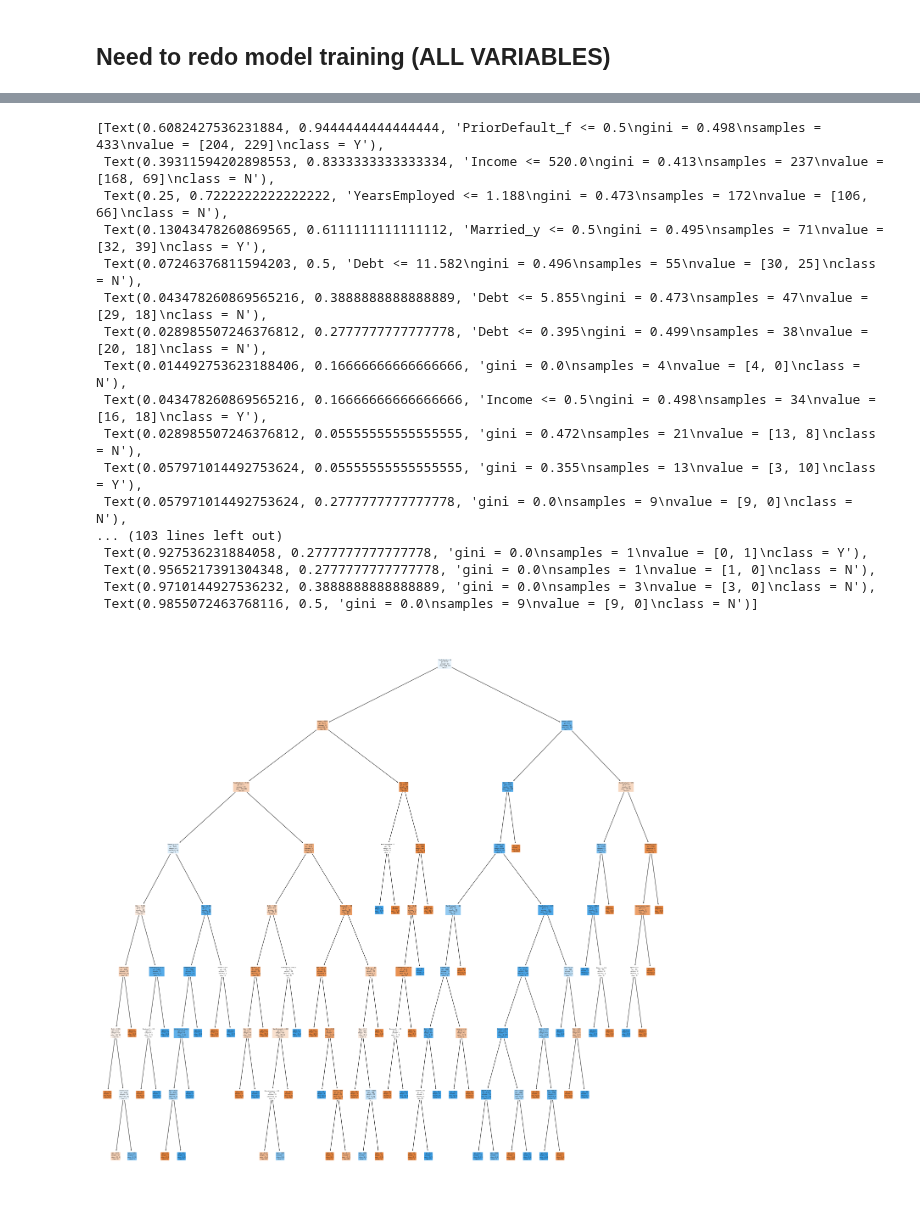
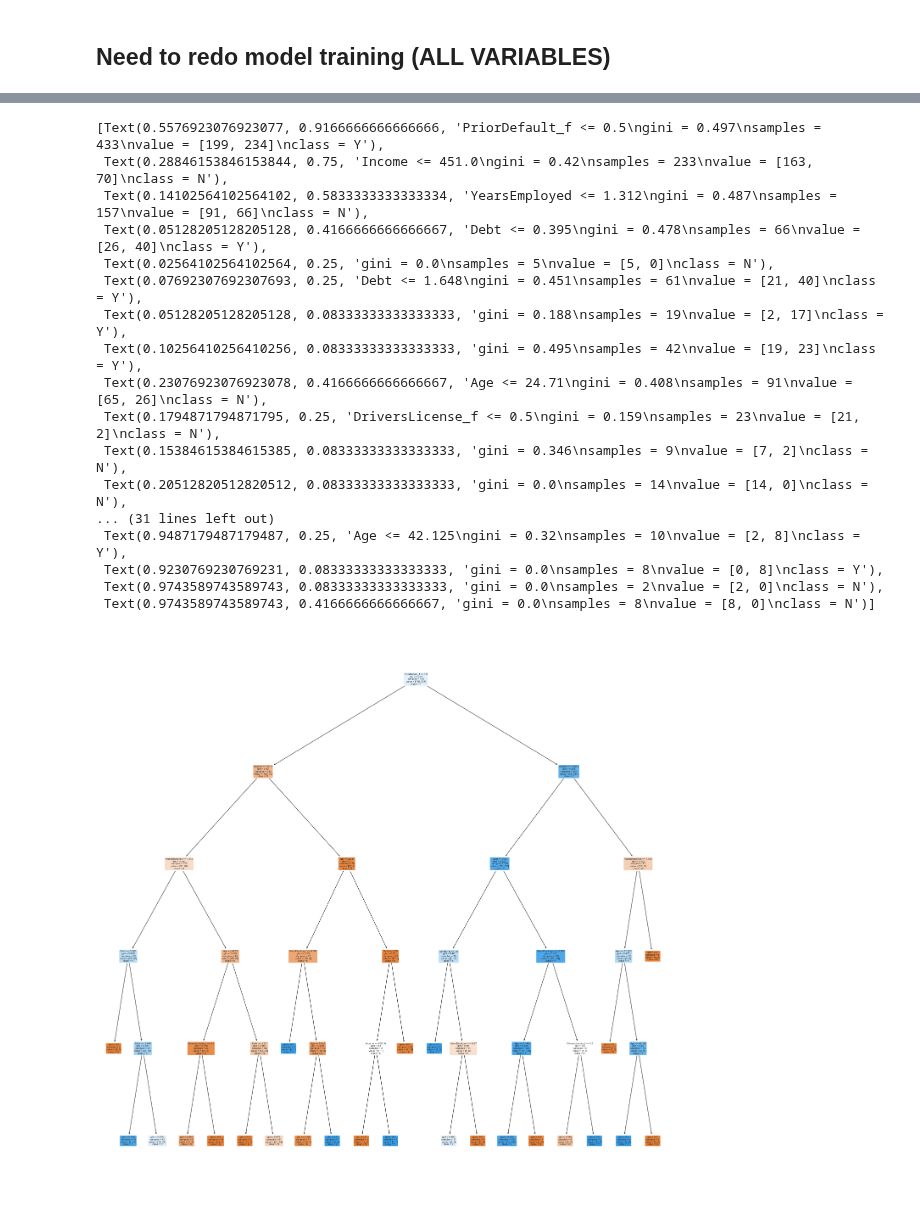
Before and after one commit to niyaojiayou/SC1015, a Jupyter notebook: SC1015 Mini Project.ipynb, the cells around one changed output, grey strips where cells are left out. Cells and saved outputs as stored; diff of their text form; code cells hidden in the pictures.

```diff
--- a/SC1015 Mini Project.ipynb
+++ b/SC1015 Mini Project.ipynb
@@ -275,7 +280,6 @@ ccData_cat_ohe = pd.DataFrame(ohe.transform(ccData_cat).toarray(),
                                   columns=ohe.get_feature_names_out(ccData_cat.columns))
 
 # Check the encoded variables
-ccData_cat_ohe.dropna(inplace=True)
 ccData_cat_ohe.info()
 # %% [output]
 <class 'pandas.core.frame.DataFrame'>
@@ -326,38 +330,38 @@ memory usage: 81.9 KB
 # %%
 y = pd.DataFrame(ccData_ohe['Approved_Status'])
 X = pd.DataFrame(ccData_ohe.drop('Approved_Status', axis = 1))
 
 # Split the Dataset into Train and Test
 X_train, X_test, y_train, y_test = train_test_split(X, y, test_size = 0.3)
 
 # Decision Tree using Train Data
-dectree = DecisionTreeClassifier(max_depth = 8)  # change max_depth to experiment
+dectree = DecisionTreeClassifier(max_depth = 5)  # change max_depth to experiment
 dectree.fit(X_train, y_train)                    # train the decision tree model
 
 # Plot the trained Decision Tree
 f = plt.figure(figsize=(24,24))
 plot_tree(dectree, filled=True, rounded=True,
           feature_names=X_train.columns,
           class_names=["N","Y"])
 # %% [output]
-[Text(0.6082427536231884, 0.9444444444444444, 'PriorDefault_f <= 0.5\ngini = 0.498\nsamples = 433\nvalue = [204, 229]\nclass = Y'),
- Text(0.39311594202898553, 0.8333333333333334, 'Income <= 520.0\ngini = 0.413\nsamples = 237\nvalue = [168, 69]\nclass = N'),
- Text(0.25, 0.7222222222222222, 'YearsEmployed <= 1.188\ngini = 0.473\nsamples = 172\nvalue = [106, 66]\nclass = N'),
- Text(0.13043478260869565, 0.6111111111111112, 'Married_y <= 0.5\ngini = 0.495\nsamples = 71\nvalue = [32, 39]\nclass = Y'),
- Text(0.07246376811594203, 0.5, 'Debt <= 11.582\ngini = 0.496\nsamples = 55\nvalue = [30, 25]\nclass = N'),
- Text(0.043478260869565216, 0.3888888888888889, 'Debt <= 5.855\ngini = 0.473\nsamples = 47\nvalue = [29, 18]\nclass = N'),
- Text(0.028985507246376812, 0.2777777777777778, 'Debt <= 0.395\ngini = 0.499\nsamples = 38\nvalue = [20, 18]\nclass = N'),
- Text(0.014492753623188406, 0.16666666666666666, 'gini = 0.0\nsamples = 4\nvalue = [4, 0]\nclass = N'),
- Text(0.043478260869565216, 0.16666666666666666, 'Income <= 0.5\ngini = 0.498\nsamples = 34\nvalue = [16, 18]\nclass = Y'),
- Text(0.028985507246376812, 0.05555555555555555, 'gini = 0.472\nsamples = 21\nvalue = [13, 8]\nclass = N'),
- Text(0.057971014492753624, 0.05555555555555555, 'gini = 0.355\nsamples = 13\nvalue = [3, 10]\nclass = Y'),
- Text(0.057971014492753624, 0.2777777777777778, 'gini = 0.0\nsamples = 9\nvalue = [9, 0]\nclass = N'),
-... (103 lines left out)
- Text(0.927536231884058, 0.2777777777777778, 'gini = 0.0\nsamples = 1\nvalue = [0, 1]\nclass = Y'),
- Text(0.9565217391304348, 0.2777777777777778, 'gini = 0.0\nsamples = 1\nvalue = [1, 0]\nclass = N'),
- Text(0.9710144927536232, 0.3888888888888889, 'gini = 0.0\nsamples = 3\nvalue = [3, 0]\nclass = N'),
- Text(0.9855072463768116, 0.5, 'gini = 0.0\nsamples = 9\nvalue = [9, 0]\nclass = N')]
+[Text(0.5576923076923077, 0.9166666666666666, 'PriorDefault_f <= 0.5\ngini = 0.497\nsamples = 433\nvalue = [199, 234]\nclass = Y'),
+ Text(0.28846153846153844, 0.75, 'Income <= 451.0\ngini = 0.42\nsamples = 233\nvalue = [163, 70]\nclass = N'),
+ Text(0.14102564102564102, 0.5833333333333334, 'YearsEmployed <= 1.312\ngini = 0.487\nsamples = 157\nvalue = [91, 66]\nclass = N'),
+ Text(0.05128205128205128, 0.4166666666666667, 'Debt <= 0.395\ngini = 0.478\nsamples = 66\nvalue = [26, 40]\nclass = Y'),
+ Text(0.02564102564102564, 0.25, 'gini = 0.0\nsamples = 5\nvalue = [5, 0]\nclass = N'),
+ Text(0.07692307692307693, 0.25, 'Debt <= 1.648\ngini = 0.451\nsamples = 61\nvalue = [21, 40]\nclass = Y'),
+ Text(0.05128205128205128, 0.08333333333333333, 'gini = 0.188\nsamples = 19\nvalue = [2, 17]\nclass = Y'),
+ Text(0.10256410256410256, 0.08333333333333333, 'gini = 0.495\nsamples = 42\nvalue = [19, 23]\nclass = Y'),
+ Text(0.23076923076923078, 0.4166666666666667, 'Age <= 24.71\ngini = 0.408\nsamples = 91\nvalue = [65, 26]\nclass = N'),
+ Text(0.1794871794871795, 0.25, 'DriversLicense_f <= 0.5\ngini = 0.159\nsamples = 23\nvalue = [21, 2]\nclass = N'),
+ Text(0.15384615384615385, 0.08333333333333333, 'gini = 0.346\nsamples = 9\nvalue = [7, 2]\nclass = N'),
+ Text(0.20512820512820512, 0.08333333333333333, 'gini = 0.0\nsamples = 14\nvalue = [14, 0]\nclass = N'),
+... (31 lines left out)
+ Text(0.9487179487179487, 0.25, 'Age <= 42.125\ngini = 0.32\nsamples = 10\nvalue = [2, 8]\nclass = Y'),
+ Text(0.9230769230769231, 0.08333333333333333, 'gini = 0.0\nsamples = 8\nvalue = [0, 8]\nclass = Y'),
+ Text(0.9743589743589743, 0.08333333333333333, 'gini = 0.0\nsamples = 2\nvalue = [2, 0]\nclass = N'),
+ Text(0.9743589743589743, 0.4166666666666667, 'gini = 0.0\nsamples = 8\nvalue = [8, 0]\nclass = N')]
-[figure, old version]
+[figure, new version]
 # %%
 # Predict the Response corresponding to Predictors
 y_train_pred = dectree.predict(X_train)
```
Also changed, not shown: parts of 8 cells of this notebook.
